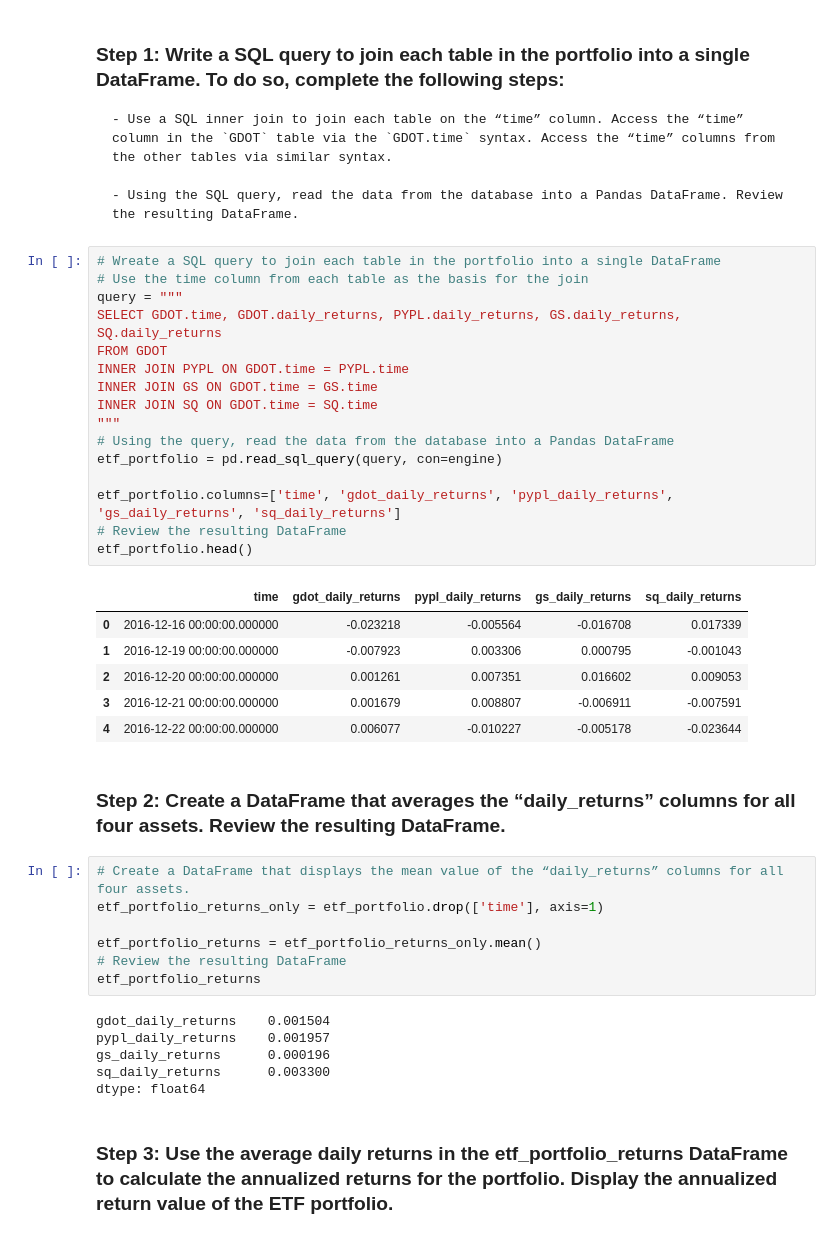
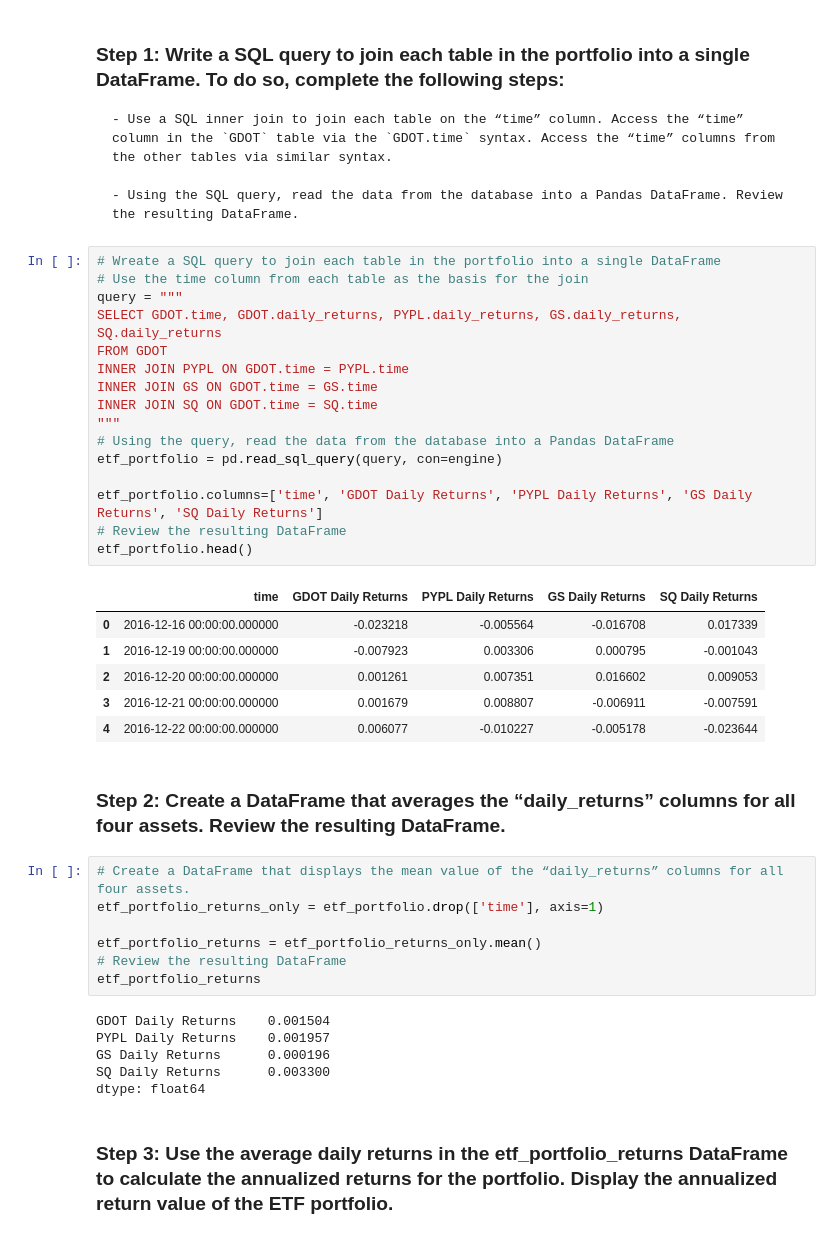
Before and after one commit to jeffreycrabill/challenge7, a Jupyter notebook: etf_analyzer.ipynb, the cells around one changed output. Drawn from its saved outputs; the diff is of its cells as text.

```diff
--- a/etf_analyzer.ipynb
+++ b/etf_analyzer.ipynb
@@ -315,21 +323,21 @@ Complete the following steps:
 # %%
 # Wreate a SQL query to join each table in the portfolio into a single DataFrame
 # Use the time column from each table as the basis for the join
 query = """
 SELECT GDOT.time, GDOT.daily_returns, PYPL.daily_returns, GS.daily_returns, SQ.daily_returns
 FROM GDOT
 INNER JOIN PYPL ON GDOT.time = PYPL.time
 INNER JOIN GS ON GDOT.time = GS.time
 INNER JOIN SQ ON GDOT.time = SQ.time
 """
 # Using the query, read the data from the database into a Pandas DataFrame
 etf_portfolio = pd.read_sql_query(query, con=engine)
 
-etf_portfolio.columns=['time', 'gdot_daily_returns', 'pypl_daily_returns', 'gs_daily_returns', 'sq_daily_returns']
+etf_portfolio.columns=['time', 'GDOT Daily Returns', 'PYPL Daily Returns', 'GS Daily Returns', 'SQ Daily Returns']
 # Review the resulting DataFrame
 etf_portfolio.head()
 # %% [output]
-|  | time | gdot_daily_returns | pypl_daily_returns | gs_daily_returns | sq_daily_returns |
+|  | time | GDOT Daily Returns | PYPL Daily Returns | GS Daily Returns | SQ Daily Returns |
 | 0 | 2016-12-16 00:00:00.000000 | -0.023218 | -0.005564 | -0.016708 | 0.017339 |
 | 1 | 2016-12-19 00:00:00.000000 | -0.007923 | 0.003306 | 0.000795 | -0.001043 |
 | 2 | 2016-12-20 00:00:00.000000 | 0.001261 | 0.007351 | 0.016602 | 0.009053 |
@@ -345,10 +353,10 @@ etf_portfolio_returns = etf_portfolio_returns_only.mean()
 # Review the resulting DataFrame
 etf_portfolio_returns
 # %% [output]
-gdot_daily_returns    0.001504
-pypl_daily_returns    0.001957
-gs_daily_returns      0.000196
-sq_daily_returns      0.003300
+GDOT Daily Returns    0.001504
+PYPL Daily Returns    0.001957
+GS Daily Returns      0.000196
+SQ Daily Returns      0.003300
 dtype: float64
 # %% [markdown]
 ### Step 3: Use the average daily returns in the etf_portfolio_returns DataFrame to calculate the annualized returns for the portfolio. Display the annualized return value of the ETF portfolio.
```
Also changed, not shown: parts of 6 cells of this notebook.
